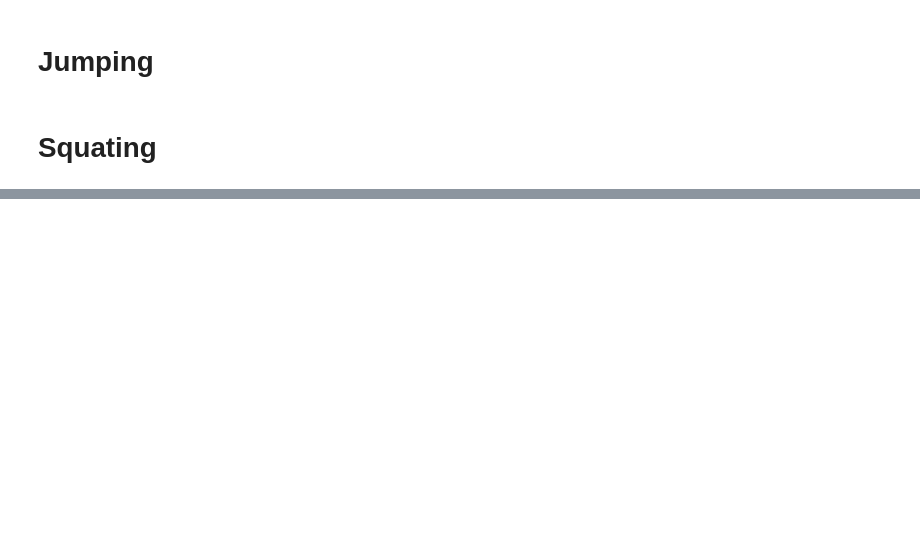
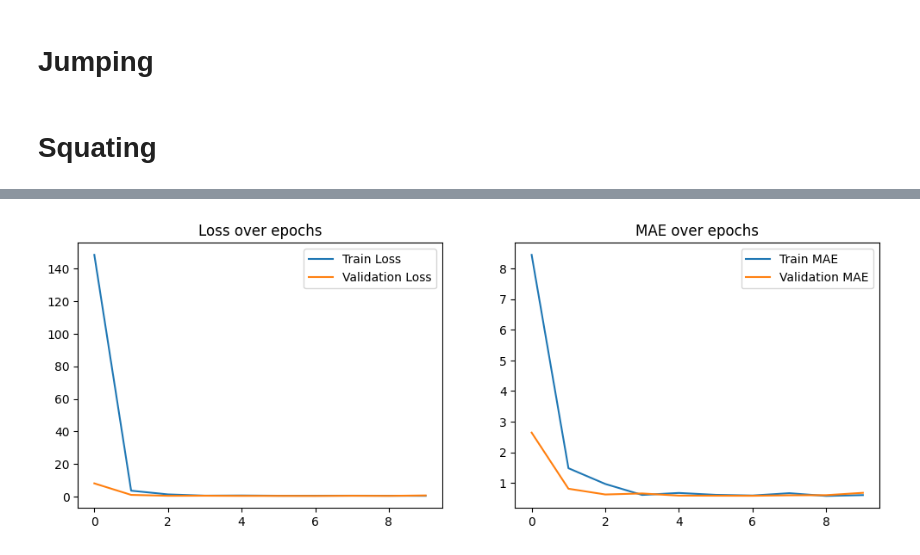
Before and after one commit to DhruvMehta-code/Pose-Estimation, a Jupyter notebook: pose.ipynb, the cells around one changed output, grey strips where cells are left out. Cells and saved outputs as stored; diff of their text form; code cells hidden in the pictures; blank space fills up the shorter version.

```diff
--- a/pose.ipynb
+++ b/pose.ipynb
@@ -249,0 +333,2 @@ Squat detected in video: E:\course_work\Dissertation\back_001\back_001_m02_20230
+# %%
+combined = Concatenate()([x, y])
@@ -249,0 +340,22 @@ Squat detected in video: E:\course_work\Dissertation\back_001\back_001_m02_20230
+# %%
+model = Model(inputs=[video_input, angles_input], outputs=score_output)
+# %%
+model.compile(optimizer='adam', loss='mean_squared_error', metrics=['mean_absolute_error'])
+
+
+# Train the model
+history = model.fit([video_X_train, angle_X_train], y_train, validation_data=([video_X_test, angle_X_test], y_test), epochs=10, batch_size=32)
+
+
+# Evaluate the model
+loss, mean_absolute_error = model.evaluate([video_X_test, angle_X_test], y_test)
+predictions = model.predict([video_X_test, angle_X_test])
+
+
+mae = mae_func(y_test, predictions)
+
+
+rmse = mean_squared_error(y_test, predictions, squared=False)
+
+print("Mean Absolute Error: {:.4f}".format(mae))
+print("Root Mean Squared Error: {:.4f}".format(rmse))
@@ -249,0 +380,21 @@ Squat detected in video: E:\course_work\Dissertation\back_001\back_001_m02_20230
+# %%
+
+import matplotlib.pyplot as plt
+
+plt.figure(figsize=(12, 4))
+
+plt.subplot(1, 2, 1)
+plt.plot(history.history['loss'], label='Train Loss')
+plt.plot(history.history['val_loss'], label='Validation Loss')
+plt.title('Loss over epochs')
+plt.legend()
+
+plt.subplot(1, 2, 2)
+plt.plot(history.history['mean_absolute_error'], label='Train MAE')
+plt.plot(history.history['val_mean_absolute_error'], label='Validation MAE')
+plt.title('MAE over epochs')
+plt.legend()
+
+plt.show()
+# %% [output]
+[figure, added]
```
Also changed, not shown: parts of 23 cells of this notebook.
